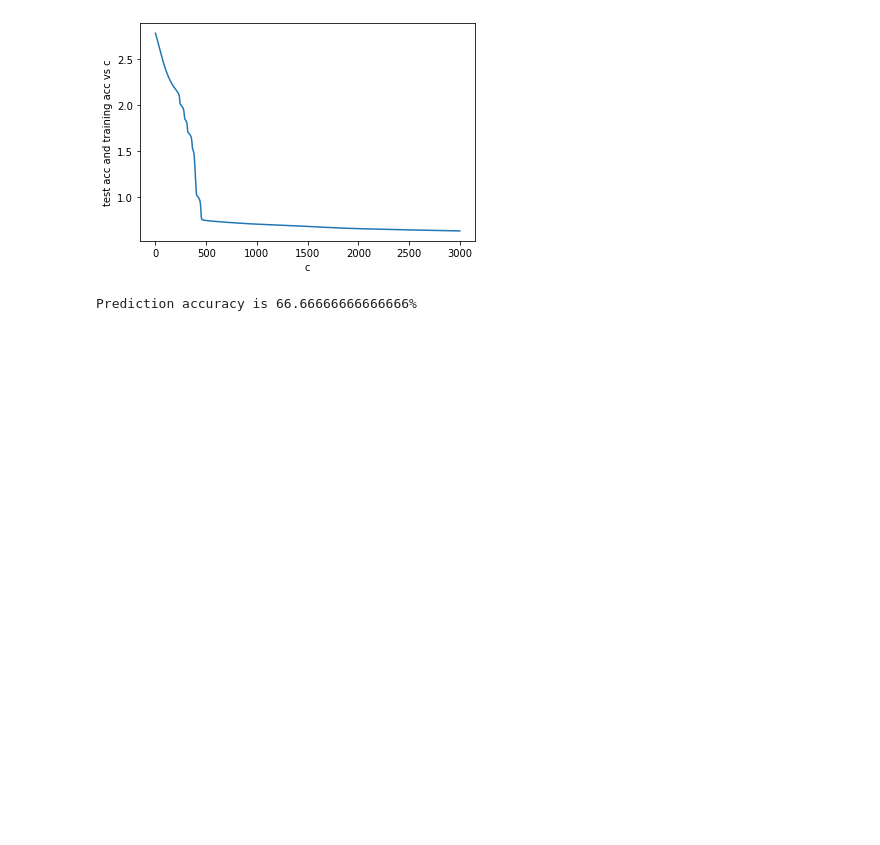
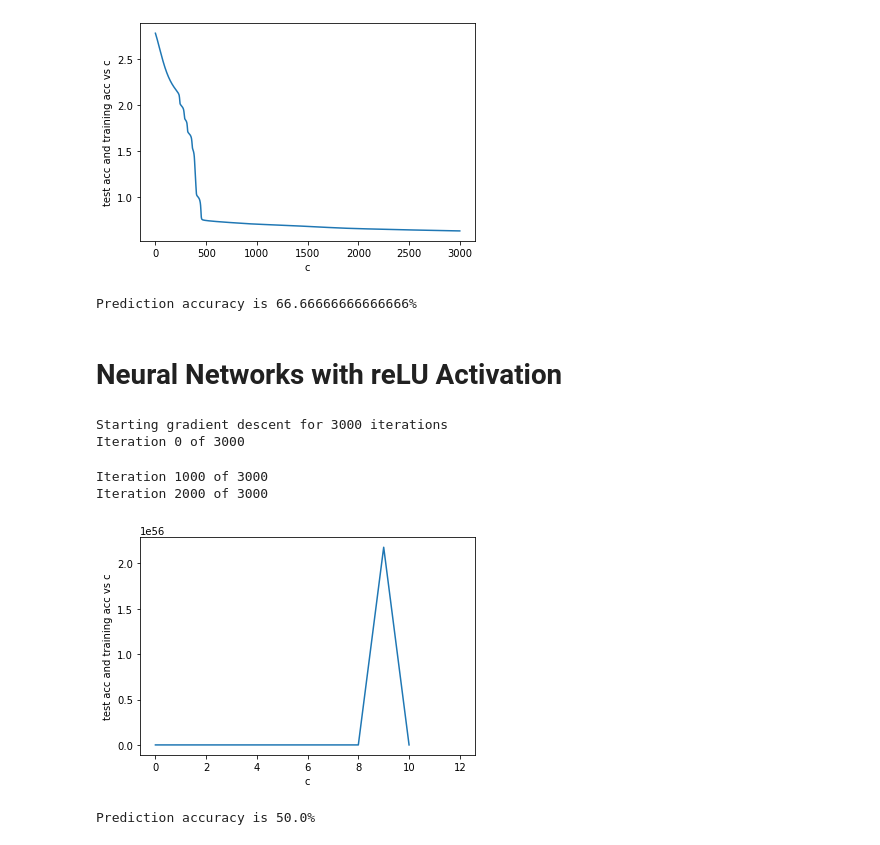
Before and after one commit to eccentricayman/WorldHappinessModel, a Jupyter notebook: Model.ipynb, the cells around one changed output. Cells and saved outputs as stored; diff of their text form; code cells hidden in the pictures; blank space fills up the shorter version.

Commit message:
Added reLU activation
Runtime Errors

```diff
--- a/Model.ipynb
+++ b/Model.ipynb
@@ -590,3 +590,31 @@ y_pred = predict_y(W, b, X_test, 3)
 print('Prediction accuracy is {}%'.format(accuracy_score(y_test, y_pred) * 100))
 # %% [output]
 Prediction accuracy is 66.66666666666666%
+# %% [markdown]
+# Neural Networks with reLU Activation
+# %%
+#Relu -> max(0, z) -> f'(x) = 0 if z < 0 f'(x) = 1 if z > 1
+def reLU(z):
+    return np.maximum(0,z)
+def reLU_deriv(z):
+    z[z<0] = 0
+    z[z>=0] = 1
+    return z
+# %%
+def feed_forward_transformation(x, W, b):
+    a = {1: x} # create a dictionary for holding the a values for all levels
+    z = { } # create a dictionary for holding the z values for all the layers
+    for l in range(1, len(W) + 1): # for each layer
+        node_in = a[l]
+        z[l+1] = W[l].dot(node_in) + b[l]  # z^(l+1) = W^(l)*a^(l) + b^(l)
+        a[l+1] = reLU(z[l+1]) # a^(l+1) = f(z^(l+1))
+    return a, z
+
+def calculate_out_layer_delta_transformation(y, a_out, z_out):
+    # delta^(nl) = -(y_i - a_i^(nl)) * f'(z_i^(nl))
+    return -(y-a_out) * reLU_deriv(z_out)
+
+
+def calculate_hidden_delta_transformation(delta_plus_1, w_l, z_l):
+    # delta^(l) = (transpose(W^(l)) * delta^(l+1)) * f'(z^(l))
+    return np.dot(np.transpose(w_l), delta_plus_1) * reLU_deriv(z_l)
@@ -592,0 +667,21 @@ Prediction accuracy is 66.66666666666666%
+# %%
+nn_structure = [14, 28, 10]
+
+W, b, avg_cost_func = train_nn_transformation(nn_structure, X_train, yv_train, 3000)
+# %% [output]
+Starting gradient descent for 3000 iterations
+Iteration 0 of 3000
+Iteration 1000 of 3000
+Iteration 2000 of 3000
+# %%
+plt.plot(avg_cost_func)
+plt.ylabel('test acc and training acc vs c')
+plt.xlabel('c')
+plt.show()
+# %% [output]
+[figure, added]
+# %%
+y_pred = predict_y_transformation(W, b, X_test, 3)
+print('Prediction accuracy is {}%'.format(accuracy_score(y_test, y_pred) * 100))
+# %% [output]
+Prediction accuracy is 50.0%
```
Also changed, not shown: parts of 1 cell of this notebook.
